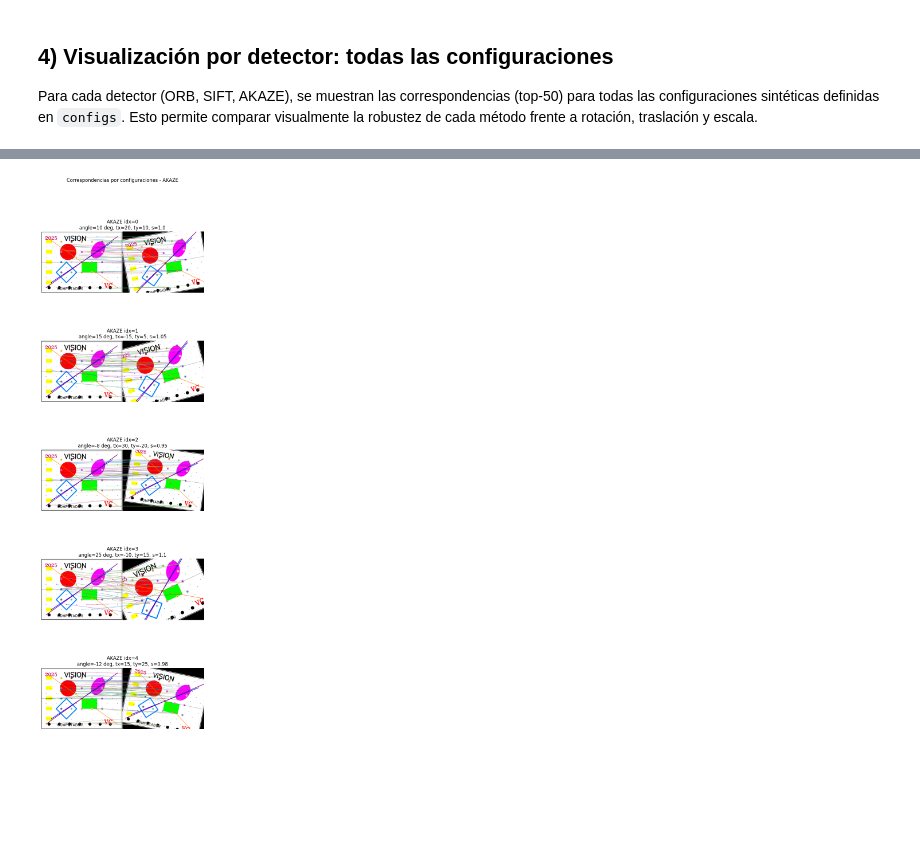
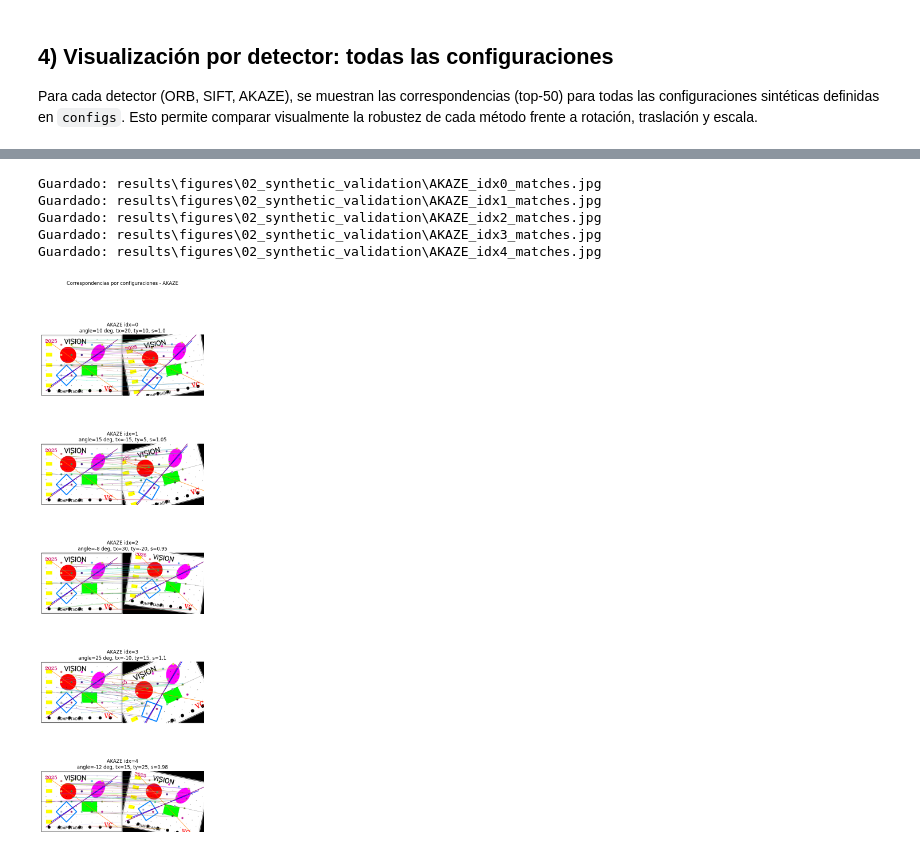
Before and after one commit to NeuroVisionUNAL2025/taller_2, a Jupyter notebook: notebooks/02_synthetic_validation.ipynb, the cells around one changed output, grey strips where cells are left out. Drawn from its saved outputs; the diff is of its cells as text; code cells hidden in the pictures; blank space fills up the shorter version.

```diff
--- a/notebooks/02_synthetic_validation.ipynb
+++ b/notebooks/02_synthetic_validation.ipynb
@@ -91,0 +99,12 @@ show_image(base)
+# %%
+# Guardar transformaciones por configuración (img1, img2)
+for i, cfg in enumerate(configs):
+    img1, img2, H_gt = synthetic_affine_pair(
+        base,
+        angle_deg=cfg["angle"], tx=cfg["tx"], ty=cfg["ty"], scale=cfg["scale"]
+    )
+    out_img1 = os.path.join(FIG_DIR, f"cfg_{i}_img1.jpg")
+    out_img2 = os.path.join(FIG_DIR, f"cfg_{i}_img2.jpg")
+    cv.imwrite(out_img1, img1, [cv.IMWRITE_JPEG_QUALITY, 90])
+    cv.imwrite(out_img2, img2, [cv.IMWRITE_JPEG_QUALITY, 90])
+    print("Guardados:", out_img1, out_img2)
@@ -147,6 +172,10 @@ img1, img2, H_gt = synthetic_affine_pair(base, angle_deg=configs[idx]["angle"],
 k1, d1 = detect_and_describe(img1, method="ORB")
 k2, d2 = detect_and_describe(img2, method="ORB")
 matches = match_descriptors(d1, d2, strategy="BF", ratio=0.75)
-vis = cv.drawMatches(img1, k1, img2, k2, matches[:50], None, flags=cv.DrawMatchesFlags_NOT_DRAW_SINGLE_POINTS)
+vis = cv.drawMatches(img1, k1, img2, k2, matches[:50], None,  # type: ignore[arg-type]
+                     flags=cv.DrawMatchesFlags_NOT_DRAW_SINGLE_POINTS)
+out_vis = os.path.join(FIG_DIR, f"matches_top50_idx{idx}_ORB.jpg")
+cv.imwrite(out_vis, vis, [cv.IMWRITE_JPEG_QUALITY, 90])
+print("Guardado:", out_vis)
 plt.imshow(cv.cvtColor(vis, cv.COLOR_BGR2RGB)); plt.title("Top-50 matches (caso idx=0)"); plt.axis('off'); plt.show()
 # %% [output]
@@ -170,6 +200,9 @@ for i, cfg in enumerate(configs):
         img1, k1, img2, k2, matches[:50], None,  # type: ignore[arg-type]
         flags=cv.DrawMatchesFlags_NOT_DRAW_SINGLE_POINTS
     )
+    out_path = os.path.join(FIG_DIR, f"{method}_idx{i}_matches.jpg")
+    cv.imwrite(out_path, vis, [cv.IMWRITE_JPEG_QUALITY, 90])
+    print("Guardado:", out_path)
     ax = axes[i] if isinstance(axes, np.ndarray) else axes
     ax.imshow(cv.cvtColor(vis, cv.COLOR_BGR2RGB))
     ax.set_title(f"{method} idx={i}\nangle={cfg['angle']} deg, tx={cfg['tx']}, ty={cfg['ty']}, s={cfg['scale']}")
@@ -195,6 +233,9 @@ for i, cfg in enumerate(configs):
         img1, k1, img2, k2, matches[:50], None,  # type: ignore[arg-type]
         flags=cv.DrawMatchesFlags_NOT_DRAW_SINGLE_POINTS
     )
+    out_path = os.path.join(FIG_DIR, f"{method}_idx{i}_matches.jpg")
+    cv.imwrite(out_path, vis, [cv.IMWRITE_JPEG_QUALITY, 90])
+    print("Guardado:", out_path)
     ax = axes[i] if isinstance(axes, np.ndarray) else axes
     ax.imshow(cv.cvtColor(vis, cv.COLOR_BGR2RGB))
     ax.set_title(f"{method} idx={i}\nangle={cfg['angle']} deg, tx={cfg['tx']}, ty={cfg['ty']}, s={cfg['scale']}")
@@ -207,25 +253,33 @@ plt.show()
 # %%
 # AKAZE: visualizacion de todas las configuraciones
 method = "AKAZE"
 fig, axes = plt.subplots(len(configs), 1, figsize=(6, 4*len(configs)))
 for i, cfg in enumerate(configs):
     img1, img2, H_gt = synthetic_affine_pair(
         base,
         angle_deg=cfg["angle"], tx=cfg["tx"], ty=cfg["ty"], scale=cfg["scale"]
     )
     k1, d1 = detect_and_describe(img1, method=method)
     k2, d2 = detect_and_describe(img2, method=method)
     matches = match_descriptors(d1, d2, strategy="BF", ratio=0.75)
     vis = cv.drawMatches(
         img1, k1, img2, k2, matches[:50], None,  # type: ignore[arg-type]
         flags=cv.DrawMatchesFlags_NOT_DRAW_SINGLE_POINTS
     )
+    out_path = os.path.join(FIG_DIR, f"{method}_idx{i}_matches.jpg")
+    cv.imwrite(out_path, vis, [cv.IMWRITE_JPEG_QUALITY, 90])
+    print("Guardado:", out_path)
     ax = axes[i] if isinstance(axes, np.ndarray) else axes
     ax.imshow(cv.cvtColor(vis, cv.COLOR_BGR2RGB))
     ax.set_title(f"{method} idx={i}\nangle={cfg['angle']} deg, tx={cfg['tx']}, ty={cfg['ty']}, s={cfg['scale']}")
     ax.axis('off')
 plt.suptitle(f"Correspondencias por configuraciones - {method}", y=1.02)
 plt.tight_layout()
 plt.show()
 # %% [output]
+Guardado: results\figures\02_synthetic_validation\AKAZE_idx0_matches.jpg
+Guardado: results\figures\02_synthetic_validation\AKAZE_idx1_matches.jpg
+Guardado: results\figures\02_synthetic_validation\AKAZE_idx2_matches.jpg
+Guardado: results\figures\02_synthetic_validation\AKAZE_idx3_matches.jpg
+Guardado: results\figures\02_synthetic_validation\AKAZE_idx4_matches.jpg
-[figure, old version]
+[figure, new version]
```
Also changed, not shown: parts of 7 cells of this notebook.
